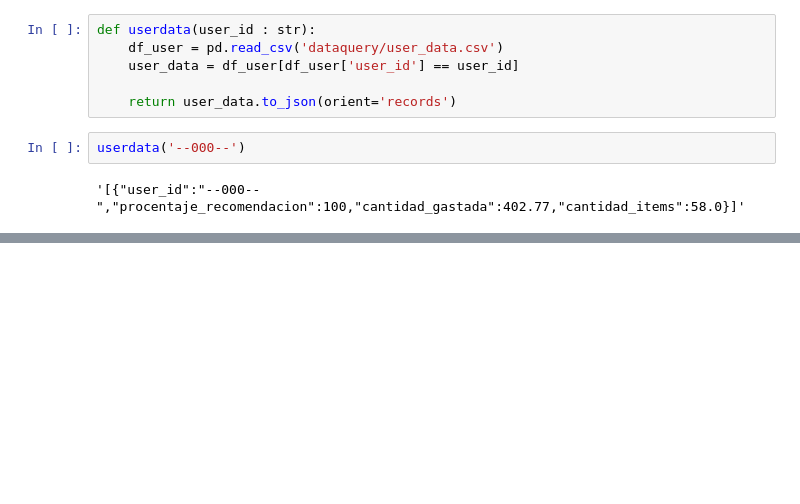
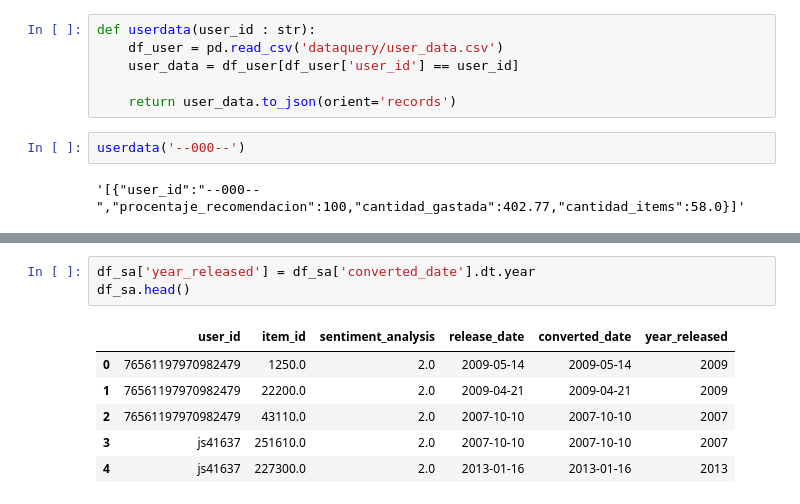
Before and after one commit to kimnegrette3/MLOps-Steam-Recommender-System, a Jupyter notebook: consultas_endpoints.ipynb, the cells around one changed output, grey strips where cells are left out. Saved outputs shown, nothing was run; the diff lists cells and outputs as text; blank space fills up the shorter version.

```diff
--- a/consultas_endpoints.ipynb
+++ b/consultas_endpoints.ipynb
@@ -185,0 +353,10 @@ userdata('--000--')
+# %%
+df_sa['year_released'] = df_sa['converted_date'].dt.year
+df_sa.head()
+# %% [output]
+|  | user_id | item_id | sentiment_analysis | release_date | converted_date | year_released |
+| 0 | 76561197970982479 | 1250.0 | 2.0 | 2009-05-14 | 2009-05-14 | 2009 |
+| 1 | 76561197970982479 | 22200.0 | 2.0 | 2009-04-21 | 2009-04-21 | 2009 |
+| 2 | 76561197970982479 | 43110.0 | 2.0 | 2007-10-10 | 2007-10-10 | 2007 |
+| 3 | js41637 | 251610.0 | 2.0 | 2007-10-10 | 2007-10-10 | 2007 |
+| 4 | js41637 | 227300.0 | 2.0 | 2013-01-16 | 2013-01-16 | 2013 |
```
Also changed, not shown: parts of 21 cells of this notebook, 2 other files.
